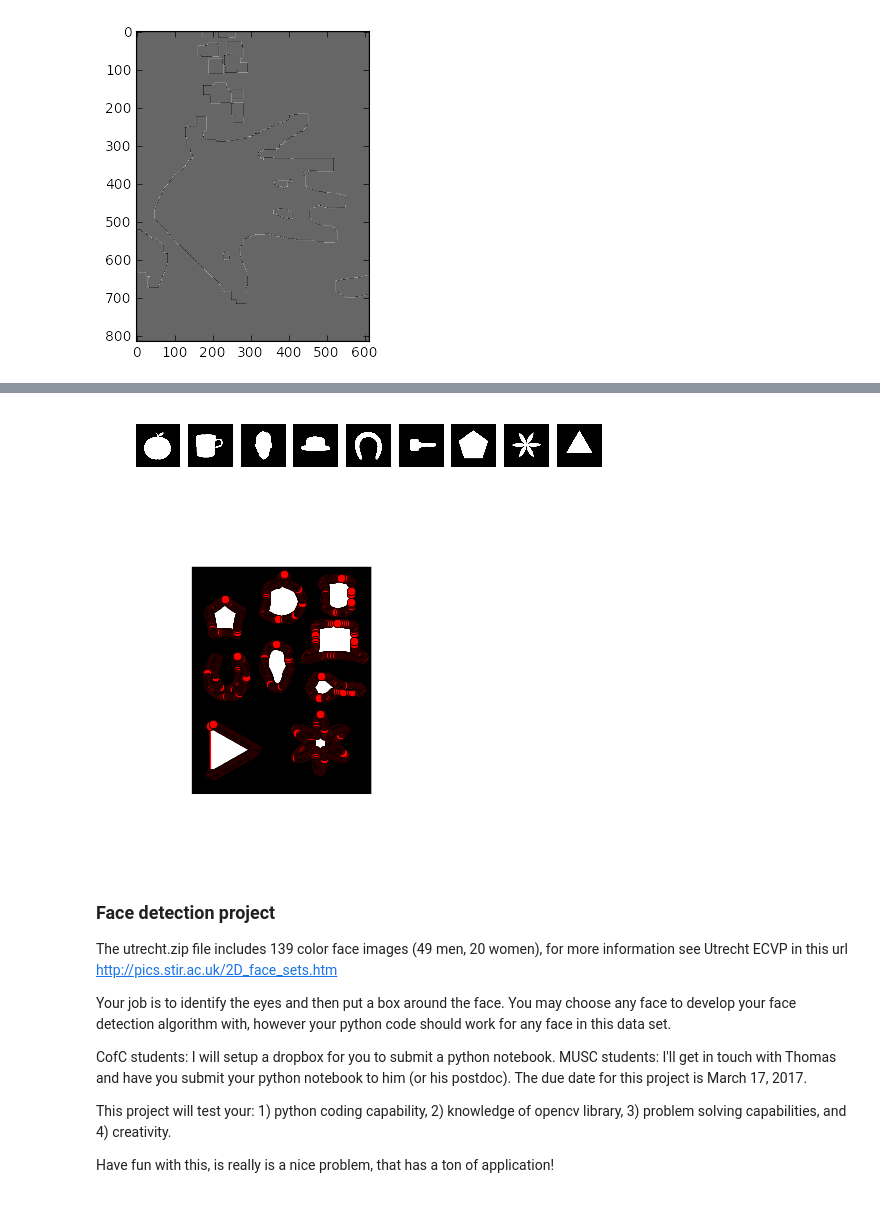
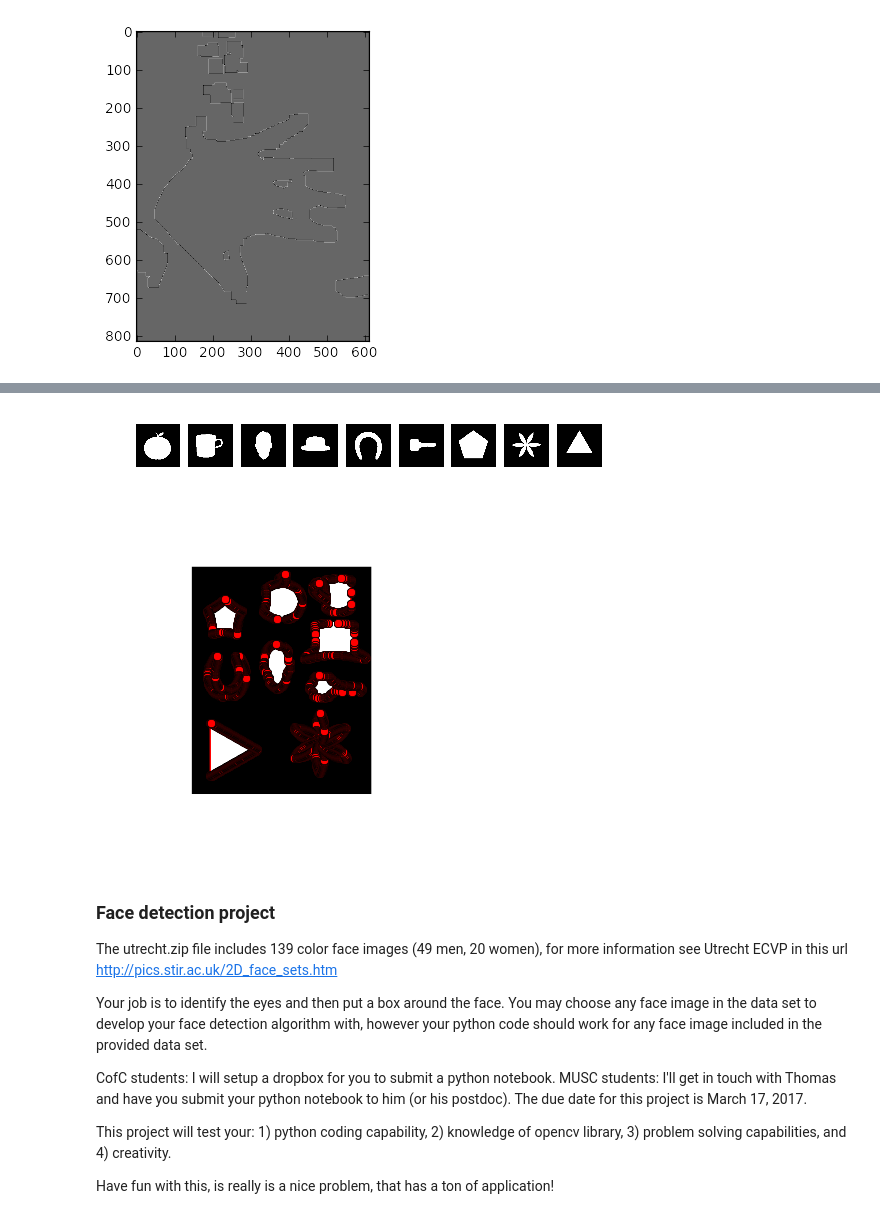
Before and after one commit to munsellb/ComputerVision, a Jupyter notebook: Brent.ipynb, the cells around one changed output, grey strips where cells are left out. Cells and saved outputs as stored; diff of their text form; code cells hidden in the pictures.

```diff
--- a/Brent.ipynb
+++ b/Brent.ipynb
@@ -422,36 +422,38 @@ and columns represent template shapes. For instance,
 # %%
 tshape_names = ['apple', 'cup', 'face', 'hat', 'horseshoe', 'key', 'pentagon', 'star', 'triangle']
 T=list()
 
 fig = plt.figure()
 for i in xrange( 0, len( tshape_names) ):
     fhnd = '/Users/munsellb/gitbox/ComputerVision/templates/' + tshape_names[i] + '.png'
     T.append( cv2.imread( fhnd ) )
     fig.add_subplot(1,len( tshape_names ), i+1 )
     plt.imshow( T[i] )
     plt.axis( 'off' )
 
 S = cv2.imread( '/Users/munsellb/gitbox/ComputerVision/confusion_cv.png' )
-S = cv2.medianBlur( S, 55 )
+kernel = cv2.getStructuringElement( cv2.MORPH_RECT, (9,9) )
+S = cv2.morphologyEx(S, cv2.MORPH_OPEN, kernel)
+S = cv2.medianBlur( S, 15 )
 
 plt.figure()
 plt.imshow( S )
 plt.axis( 'off' )
 
 contours,h = cv2.findContours( cv2.cvtColor( S, cv2.COLOR_RGB2GRAY ), cv2.RETR_TREE, cv2.CHAIN_APPROX_SIMPLE )
 
 for i in xrange( 0, len( contours ) ):
     C = contours[i][:,0]
     plt.plot( C[:,0], C[:,1], 'ro-')
 # %% [output]
 [figure]
-[figure, old version]
+[figure, new version]
 # %% [markdown]
 ### Face detection project
 
 The utrecht.zip file includes 139 color face images (49 men, 20 women), for more information see Utrecht ECVP in this url http://pics.stir.ac.uk/2D_face_sets.htm
 
-Your job is to identify the eyes and then put a box around the face. You may choose any face to develop your face detection algorithm with, however your python code should work for any face in this data set.
+Your job is to identify the eyes and then put a box around the face. You may choose any face image in the data set to develop your face detection algorithm with, however your python code should work for any face image included in the provided data set.
 
 CofC students: I will setup a dropbox for you to submit a python notebook. MUSC students: I'll get in touch with Thomas and have you submit your python notebook to him (or his postdoc). The due date for this project is March 17, 2017.
 
```
